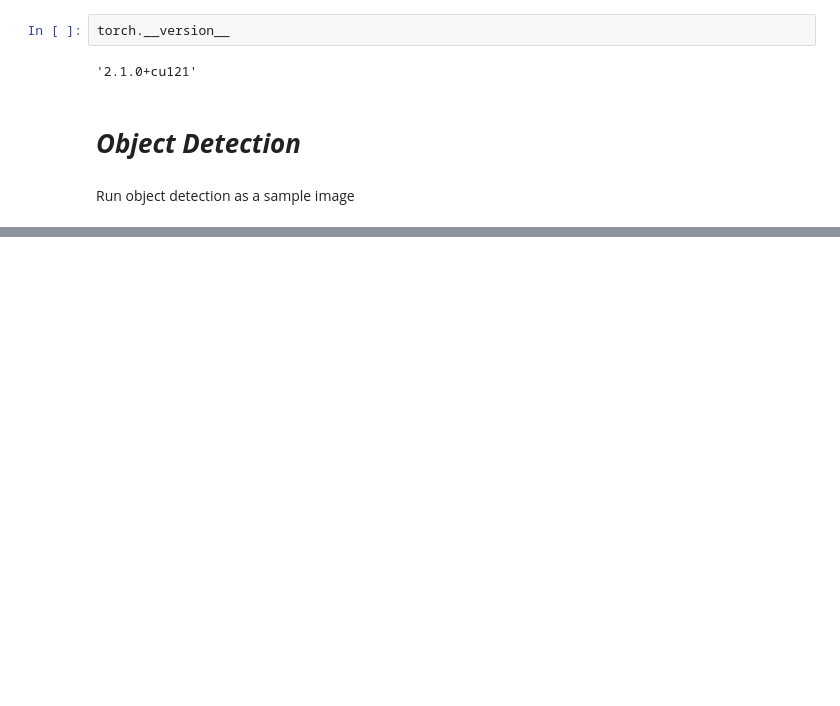
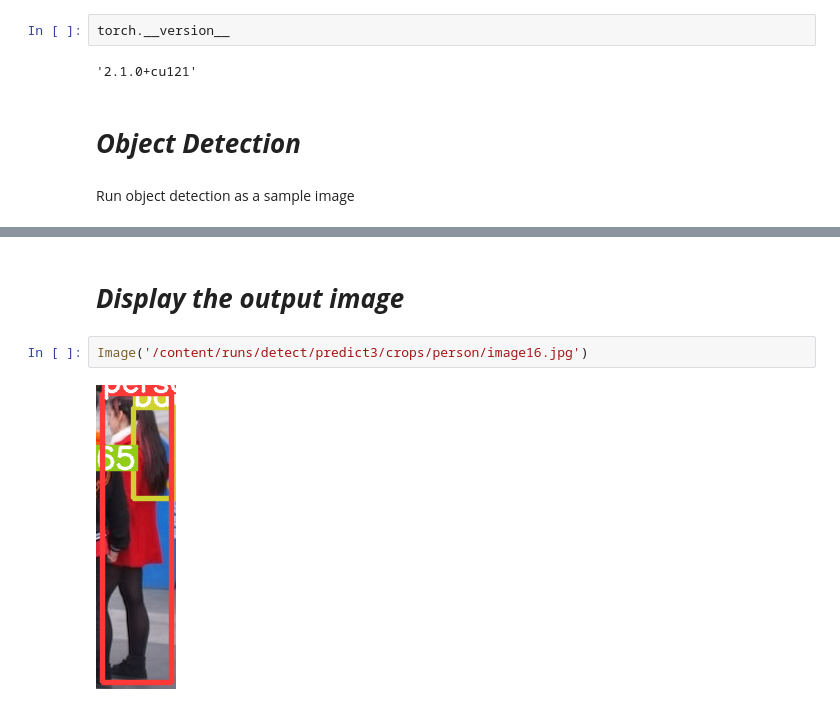
Before and after one commit to RAGISHIVANAND/YOLOv8-Object-Detection-Tracking-Web-App-in-Python-2023, a Jupyter notebook: yolov8_implementation_in_google_colabs.ipynb, the cells around one changed output, grey strips where cells are left out. Drawn from its saved outputs; the diff is of its cells as text; blank space fills up the shorter version.

```diff
--- a/yolov8_implementation_in_google_colabs.ipynb
+++ b/yolov8_implementation_in_google_colabs.ipynb
@@ -59,0 +109,6 @@ Results saved to runs/detect/predict
+# %% [markdown]
+# ***Display the output image***
+# %%
+Image('/content/runs/detect/predict3/crops/person/image16.jpg')
+# %% [output]
+[figure, added]
```
Also changed, not shown: parts of 10 cells of this notebook.
